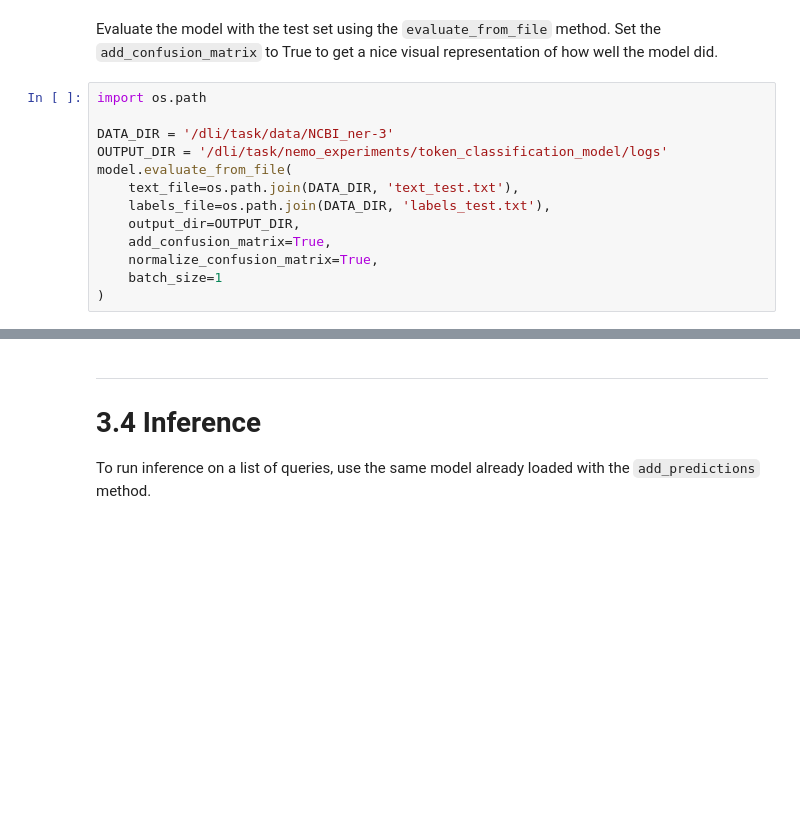
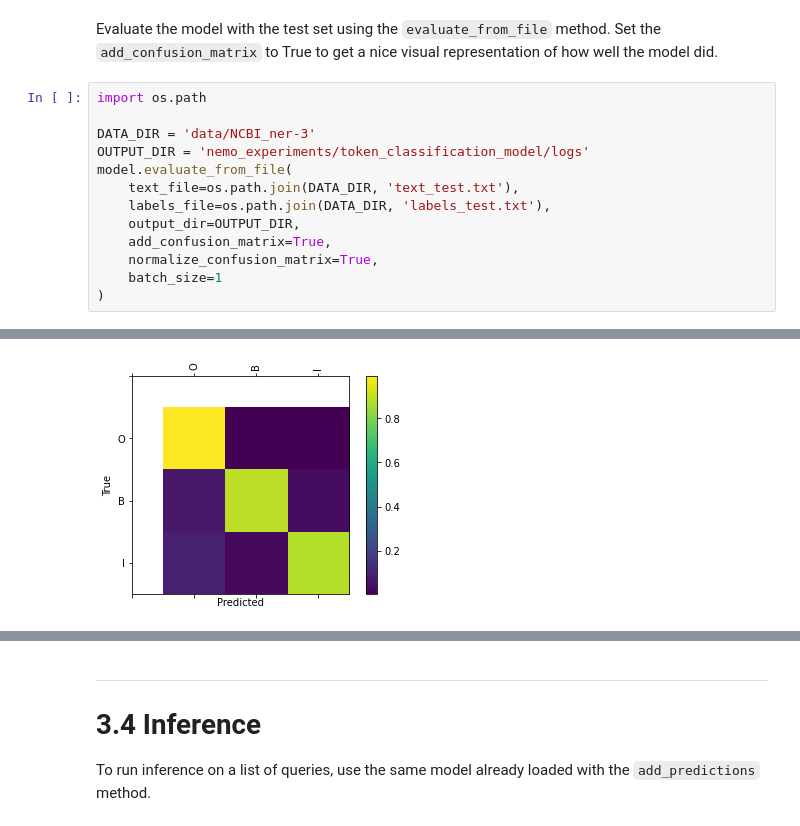
Before and after one commit to hetdev/nvidia-dli-llm, a Jupyter notebook: part_2/030_NamedEntityRecognition.ipynb, the cells around one changed output, grey strips where cells are left out. Saved outputs shown, nothing was run; the diff lists cells and outputs as text; blank space fills up the shorter version.

```diff
--- a/part_2/030_NamedEntityRecognition.ipynb
+++ b/part_2/030_NamedEntityRecognition.ipynb
@@ -286,8 +420,8 @@ Evaluate the model with the test set using the `evaluate_from_file` method.  Set
 # %%
 import os.path
 
-DATA_DIR = '/dli/task/data/NCBI_ner-3'
-OUTPUT_DIR = '/dli/task/nemo_experiments/token_classification_model/logs'
+DATA_DIR = 'data/NCBI_ner-3'
+OUTPUT_DIR = 'nemo_experiments/token_classification_model/logs'
 model.evaluate_from_file(
     text_file=os.path.join(DATA_DIR, 'text_test.txt'),
     labels_file=os.path.join(DATA_DIR, 'labels_test.txt'),
@@ -296,3 +430,4 @@ model.evaluate_from_file(
     normalize_confusion_matrix=True,
     batch_size=1
 )
+# %% [output]
@@ -299,3 +458,4 @@ model.evaluate_from_file(
+[figure, added]
 # %% [markdown]
 The results should look something like:
 
```
Also changed, not shown: parts of 14 cells of this notebook, 1 other file.
